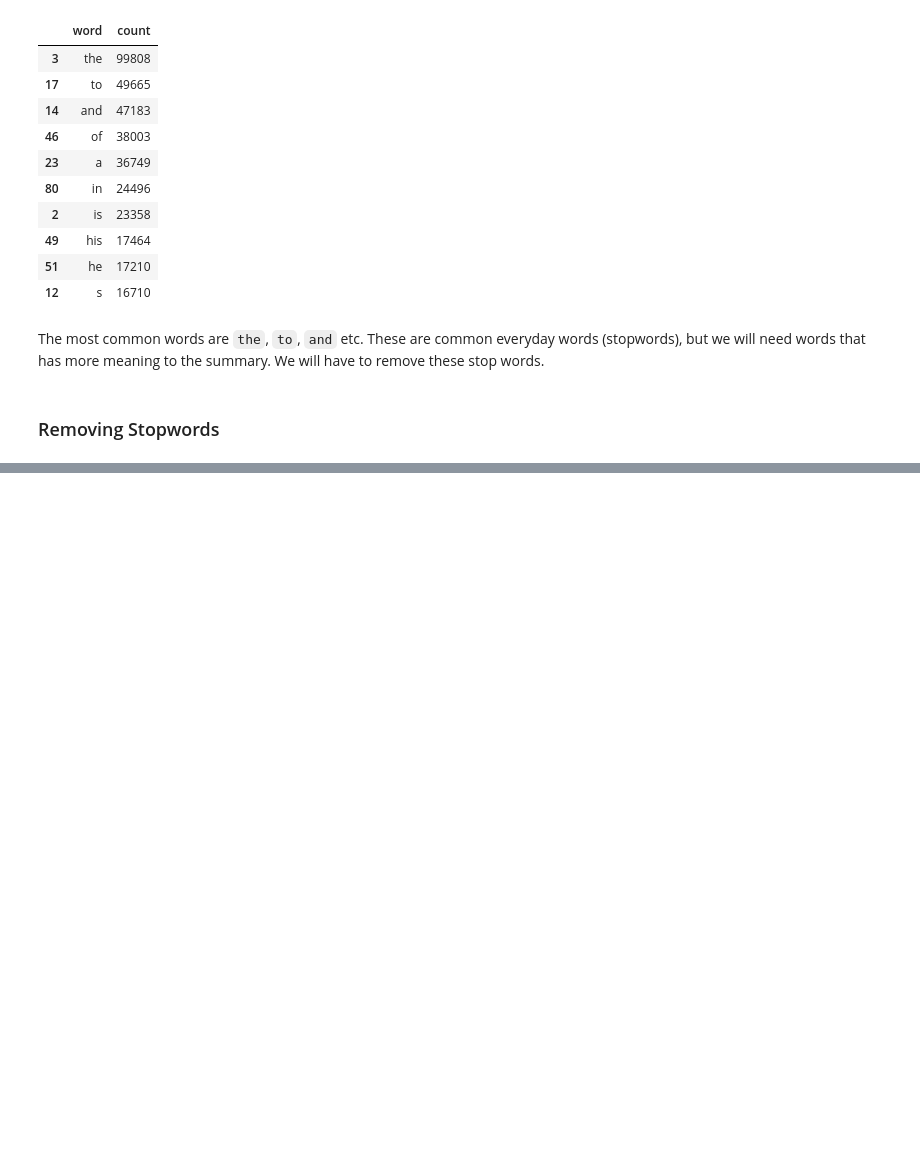
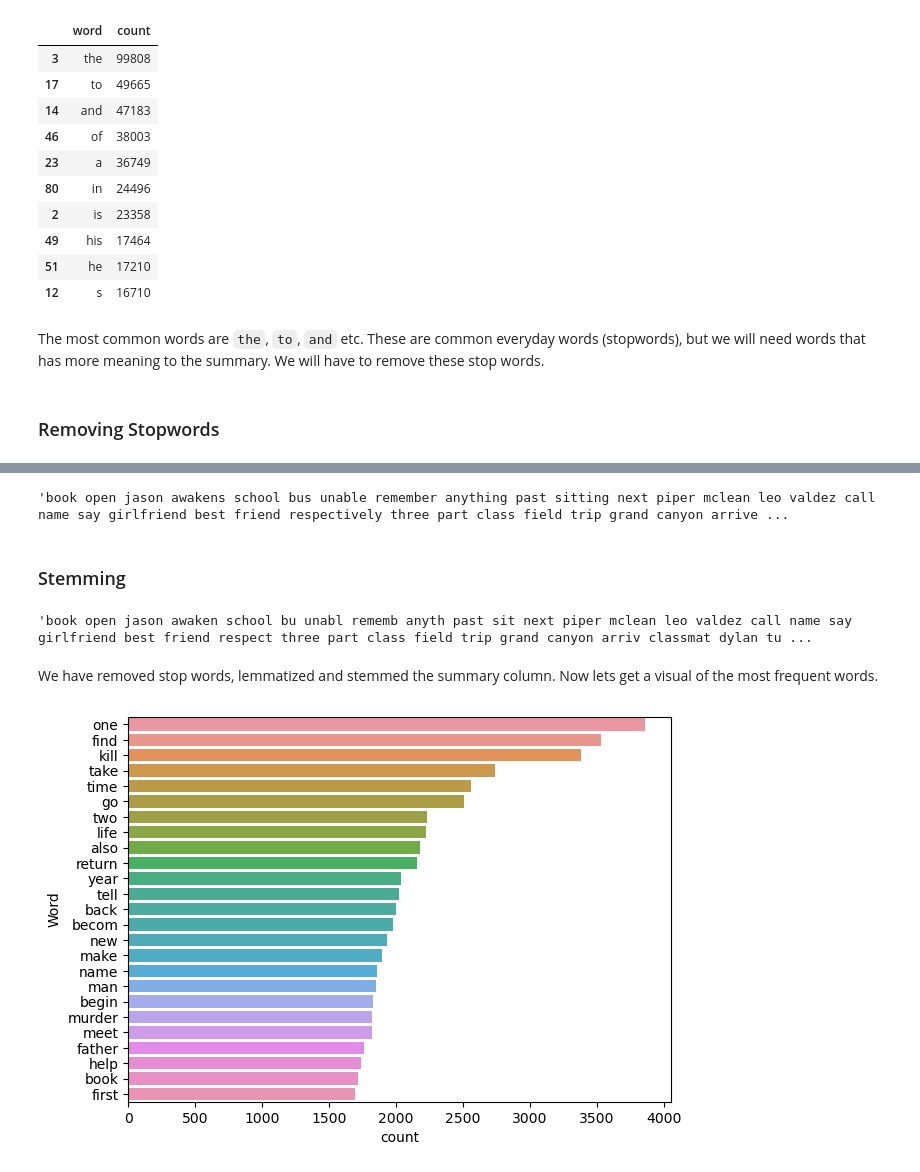
Before and after one commit to lawalsegun2025/book_genre_classification, a Jupyter notebook: book_genre_classification.ipynb, the cells around one changed output, grey strips where cells are left out. Drawn from its saved outputs; the diff is of its cells as text; code cells hidden in the pictures; blank space fills up the shorter version.

Commit message:
most frequent word

```diff
--- a/book_genre_classification.ipynb
+++ b/book_genre_classification.ipynb
@@ -390,0 +367,32 @@ books["summary"][1]
+# %%
+books["summary"][1]
+# %% [output]
+'book open jason awakens school bus unable remember anything past sitting next piper mclean leo valdez call name say girlfriend best friend respectively three part class field trip grand canyon arrive ...
+# %% [markdown]
+### Stemming
+# %%
+# import stemmer
+from nltk.stem import PorterStemmer
+stemmer = PorterStemmer()
+
+# write a function that stems
+def stemming(text):
+    text = text.split()
+
+    # stem
+    text = [stemmer.stem(word) for word in text]
+
+    return " ".join(text)
+
+books["summary"] = books["summary"].apply(stemming)
+books["summary"][1]
+# %% [output]
+'book open jason awaken school bu unabl rememb anyth past sit next piper mclean leo valdez call name say girlfriend best friend respect three part class field trip grand canyon arriv classmat dylan tu ...
+# %% [markdown]
+We have removed stop words, lemmatized and stemmed the summary column. Now lets get a visual of the most frequent words.
+# %%
+# Visualizing frequent words
+
+freq_df = most_frequent_words(books["summary"], 25)
+# %% [output]
+[figure, added]
```
Also changed, not shown: parts of 26 cells of this notebook.
